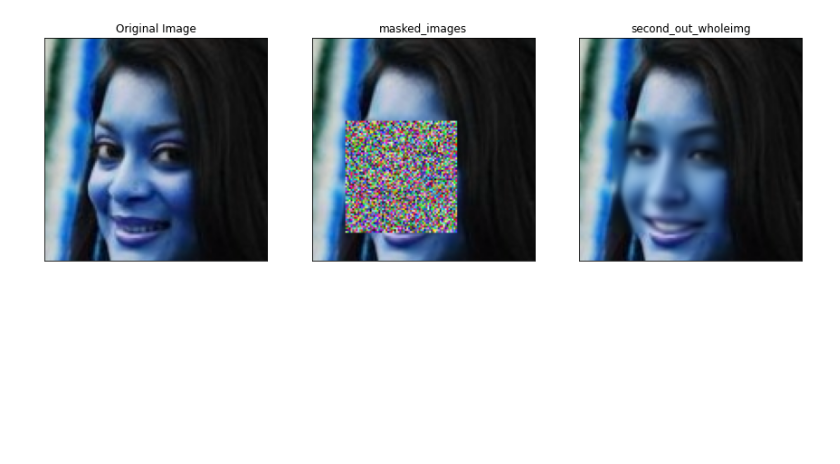
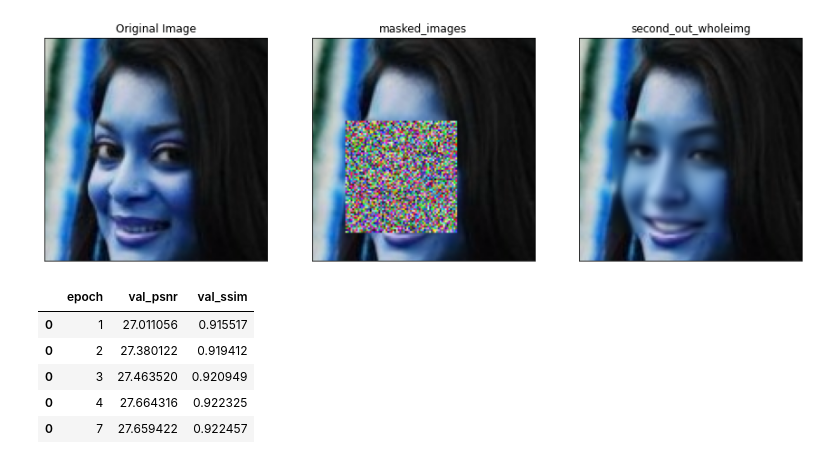
Before and after one commit to ksj3421/CS445-Object-Inpainting, a Jupyter notebook: evaluate.ipynb, the cells around one changed output. Drawn from its saved outputs; the diff is of its cells as text; code cells hidden in the pictures; blank space fills up the shorter version.

```diff
--- a/evaluate.ipynb
+++ b/evaluate.ipynb
@@ -199,3 +199,12 @@ Loaded checkpoint successfully
 [figure]
 Loaded checkpoint successfully
 [figure]
+# %%
+result_df
+# %% [output]
+|  | epoch | val_psnr | val_ssim |
+| 0 | 1 | 27.011056 | 0.915517 |
+| 0 | 2 | 27.380122 | 0.919412 |
+| 0 | 3 | 27.463520 | 0.920949 |
+| 0 | 4 | 27.664316 | 0.922325 |
+| 0 | 7 | 27.659422 | 0.922457 |
```
Also changed, not shown: 1 other file.
